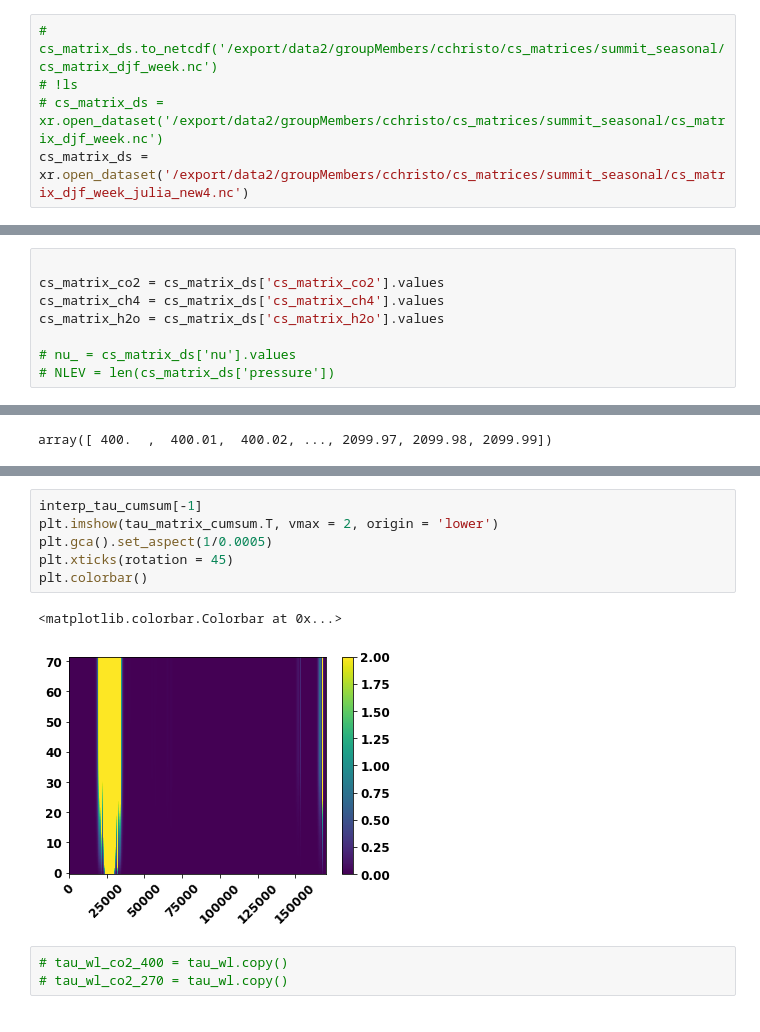
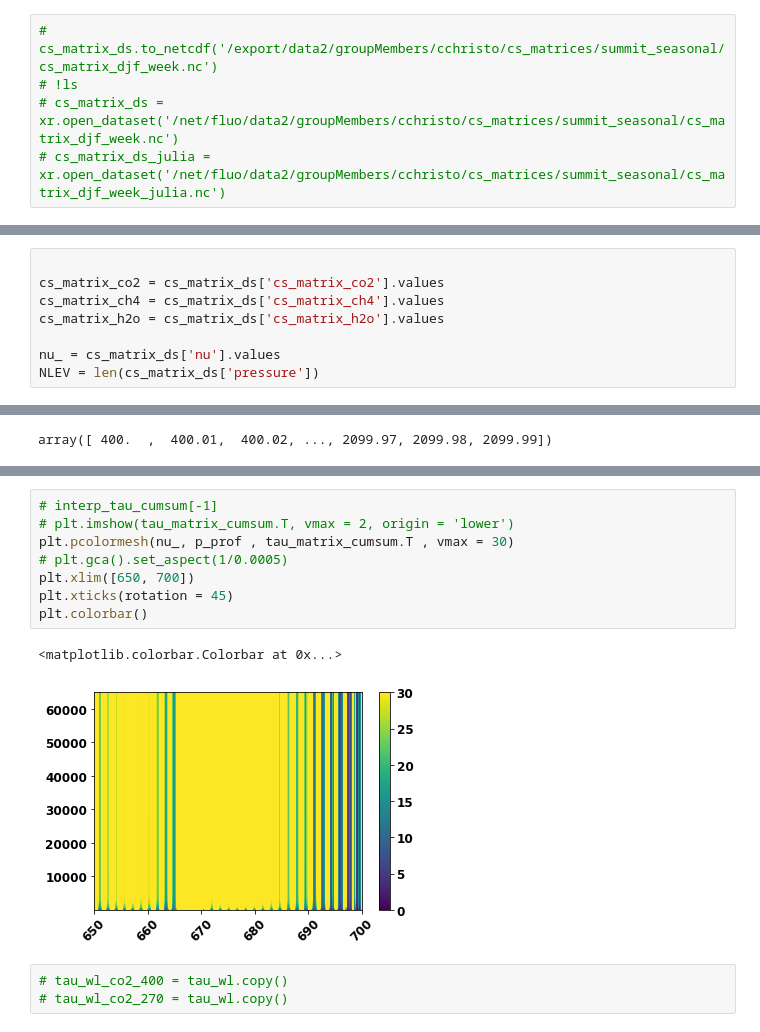
Before and after one commit to costachris/arctic_surface_forcing, a Jupyter notebook: rad_transfer_python/simulate_radiances_main.ipynb, the cells around one changed output, grey strips where cells are left out. Drawn from its saved outputs; the diff is of its cells as text.

```diff
--- a/rad_transfer_python/simulate_radiances_main.ipynb
+++ b/rad_transfer_python/simulate_radiances_main.ipynb
@@ -227,5 +211,5 @@ Data variables:
 # %%
 # cs_matrix_ds.to_netcdf('/export/data2/groupMembers/cchristo/cs_matrices/summit_seasonal/cs_matrix_djf_week.nc')
 # !ls
-# cs_matrix_ds = xr.open_dataset('/export/data2/groupMembers/cchristo/cs_matrices/summit_seasonal/cs_matrix_djf_week.nc')
-cs_matrix_ds = xr.open_dataset('/export/data2/groupMembers/cchristo/cs_matrices/summit_seasonal/cs_matrix_djf_week_julia_new4.nc')
+# cs_matrix_ds = xr.open_dataset('/net/fluo/data2/groupMembers/cchristo/cs_matrices/summit_seasonal/cs_matrix_djf_week.nc')
+# cs_matrix_ds_julia = xr.open_dataset('/net/fluo/data2/groupMembers/cchristo/cs_matrices/summit_seasonal/cs_matrix_djf_week_julia.nc')
@@ -235,5 +223,5 @@ cs_matrix_co2 = cs_matrix_ds['cs_matrix_co2'].values
 cs_matrix_ch4 = cs_matrix_ds['cs_matrix_ch4'].values
 cs_matrix_h2o = cs_matrix_ds['cs_matrix_h2o'].values
 
-# nu_ = cs_matrix_ds['nu'].values
-# NLEV = len(cs_matrix_ds['pressure'])
+nu_ = cs_matrix_ds['nu'].values
+NLEV = len(cs_matrix_ds['pressure'])
@@ -686,12 +700,14 @@ tau_matrix_cumsum.max()
 # %%
-interp_tau_cumsum[-1]
-plt.imshow(tau_matrix_cumsum.T, vmax = 2, origin = 'lower')
-plt.gca().set_aspect(1/0.0005)
+# interp_tau_cumsum[-1]
+# plt.imshow(tau_matrix_cumsum.T, vmax = 2, origin = 'lower')
+plt.pcolormesh(nu_, p_prof , tau_matrix_cumsum.T , vmax = 30)
+# plt.gca().set_aspect(1/0.0005)
+plt.xlim([650, 700])
 plt.xticks(rotation = 45)
 plt.colorbar()
 # %% [output]
 <matplotlib.colorbar.Colorbar at 0x...>
-[figure, old version]
+[figure, new version]
 # %%
 # tau_wl_co2_400 = tau_wl.copy()
 # tau_wl_co2_270 = tau_wl.copy()
```
Also changed, not shown: parts of 30 cells of this notebook, 4 other files.
